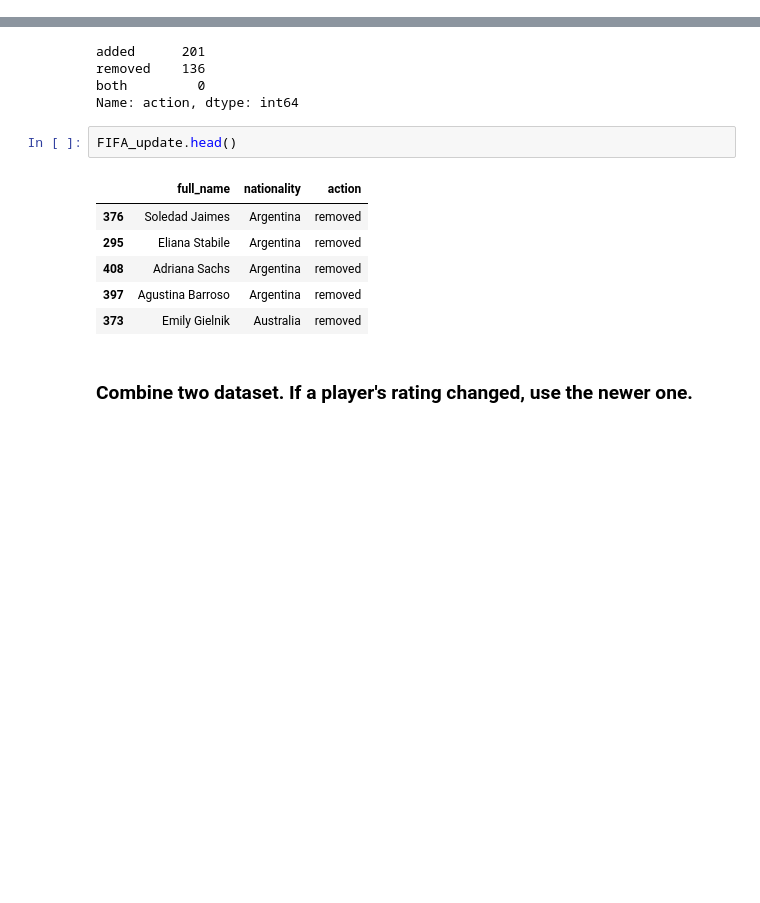
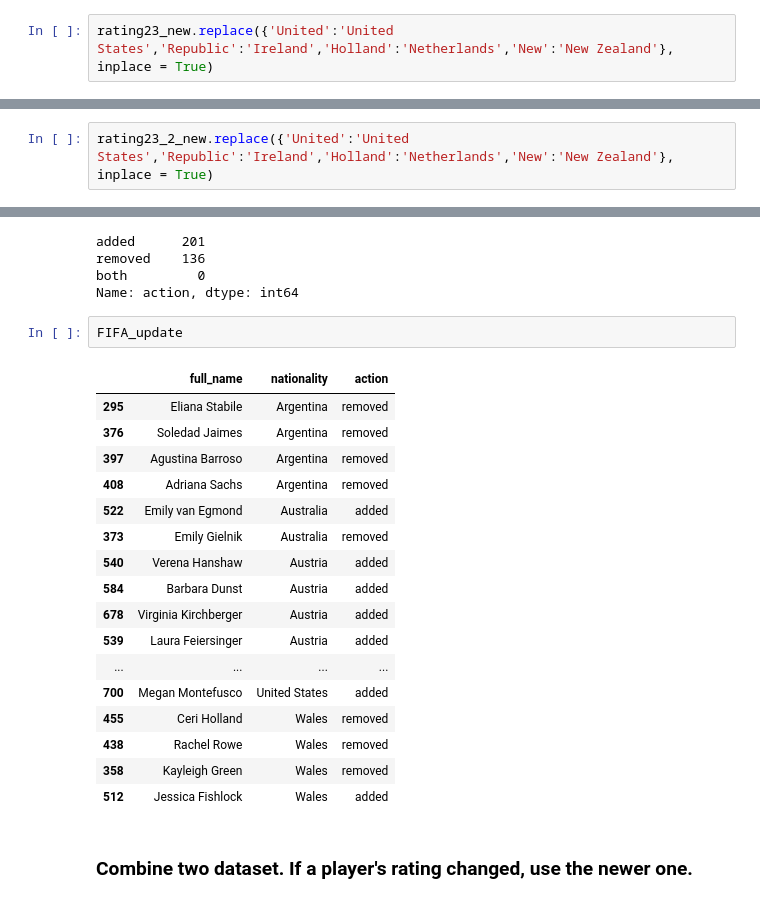
Before and after one commit to athornton2012/wc2023-delphi, a Jupyter notebook: data_cleaning/FIFA _rating_cleaning.ipynb, the cells around one changed output, grey strips where cells are left out. Drawn from its saved outputs; the diff is of its cells as text; blank space fills up the shorter version.

```diff
--- a/data_cleaning/FIFA _rating_cleaning.ipynb
+++ b/data_cleaning/FIFA _rating_cleaning.ipynb
@@ -118,5 +194,9 @@ def get_nation(df):
     return df
 # %%
 rating23_new = get_nation(rating23_new)
+# %%
+rating23_new.replace({'United':'United States','Republic':'Ireland','Holland':'Netherlands','New':'New Zealand'}, inplace = True)
 # %%
 rating23_2_new = get_nation(rating23_2_new)
+# %%
+rating23_2_new.replace({'United':'United States','Republic':'Ireland','Holland':'Netherlands','New':'New Zealand'}, inplace = True)
@@ -151,14 +235,25 @@ removed    136
 both         0
 Name: action, dtype: int64
 # %%
-FIFA_update.head()
+FIFA_update
 # %% [output]
 |  | full_name | nationality | action |
+| 295 | Eliana Stabile | Argentina | removed |
 | 376 | Soledad Jaimes | Argentina | removed |
-| 295 | Eliana Stabile | Argentina | removed |
+| 397 | Agustina Barroso | Argentina | removed |
 | 408 | Adriana Sachs | Argentina | removed |
-| 397 | Agustina Barroso | Argentina | removed |
+| 522 | Emily van Egmond | Australia | added |
 | 373 | Emily Gielnik | Australia | removed |
+| 540 | Verena Hanshaw | Austria | added |
+| 584 | Barbara Dunst | Austria | added |
+| 678 | Virginia Kirchberger | Austria | added |
+| 539 | Laura Feiersinger | Austria | added |
+| ... | ... | ... | ... |
+| 700 | Megan Montefusco | United States | added |
+| 455 | Ceri Holland | Wales | removed |
+| 438 | Rachel Rowe | Wales | removed |
+| 358 | Kayleigh Green | Wales | removed |
+| 512 | Jessica Fishlock | Wales | added |
 # %% [markdown]
 ### Combine two dataset. If a player's rating changed, use the newer one.
 # %%
```
Also changed, not shown: parts of 17 cells of this notebook.
